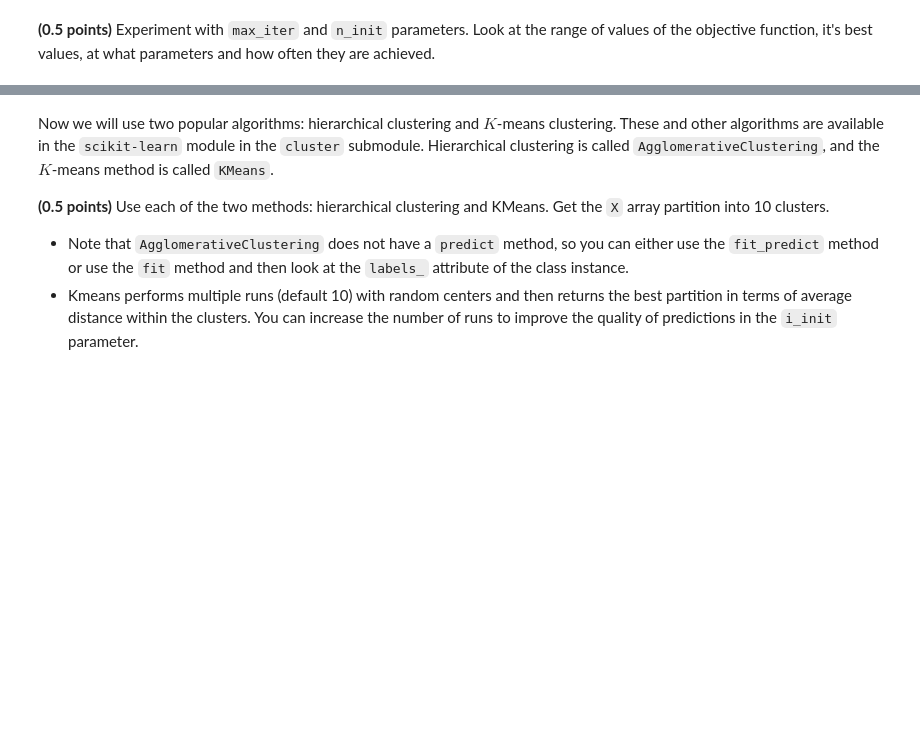
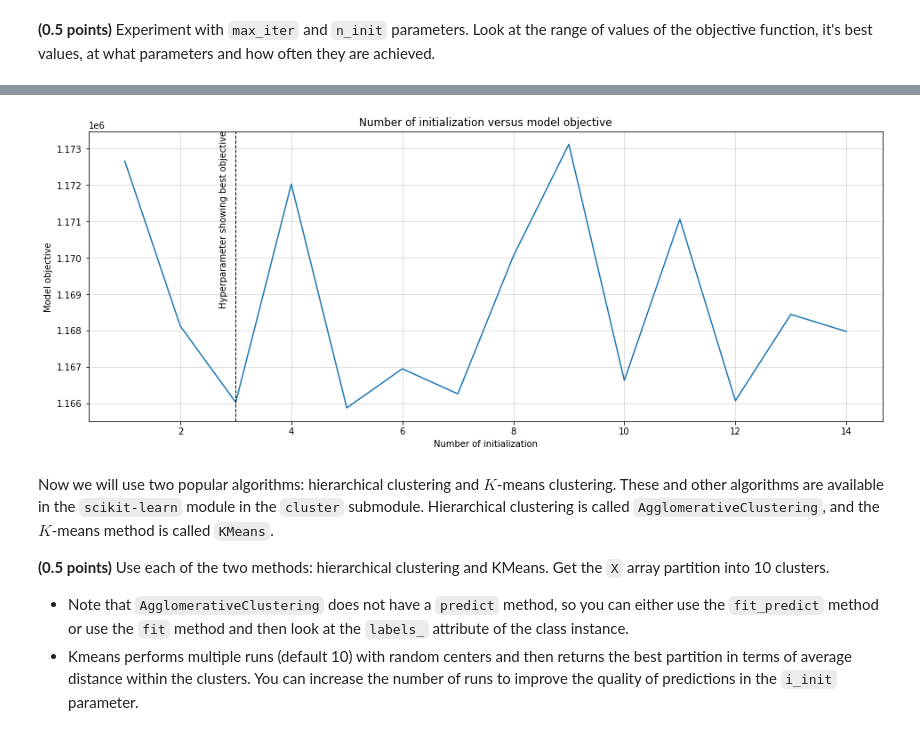
Before and after one commit to AnastasiiaSt/Clustering, a Jupyter notebook: clustering.ipynb, the cells around one changed output, grey strips where cells are left out. Cells and saved outputs as stored; diff of their text form; code cells hidden in the pictures; blank space fills up the shorter version.

```diff
--- a/clustering.ipynb
+++ b/clustering.ipynb
@@ -141,3 +266,10 @@ assert custor_kmeans_labels.shape == (1797,)
+# %%
+max_iters = 10
+n_inits = np.arange(1, 15)
+
+hyperparameters_tuning(max_iters = max_iters, n_inits = n_inits)
+# %% [output]
+[figure, added]
 # %% [markdown]
 Now we will use two popular algorithms: hierarchical clustering and $K$-means clustering. These and other algorithms are available in the `scikit-learn` module in the `cluster` submodule. Hierarchical clustering is called `AgglomerativeClustering`, and the $K$-means method is called `KMeans`.
 
```
Also changed, not shown: parts of 7 cells of this notebook.
